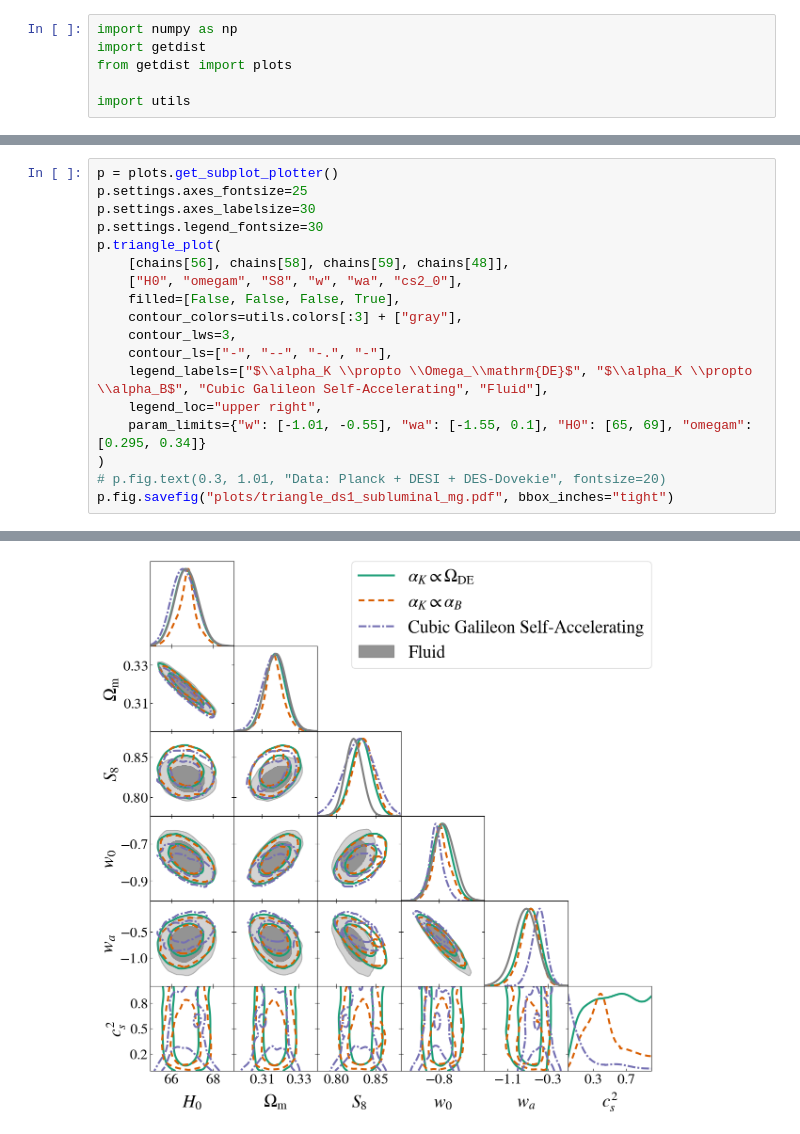
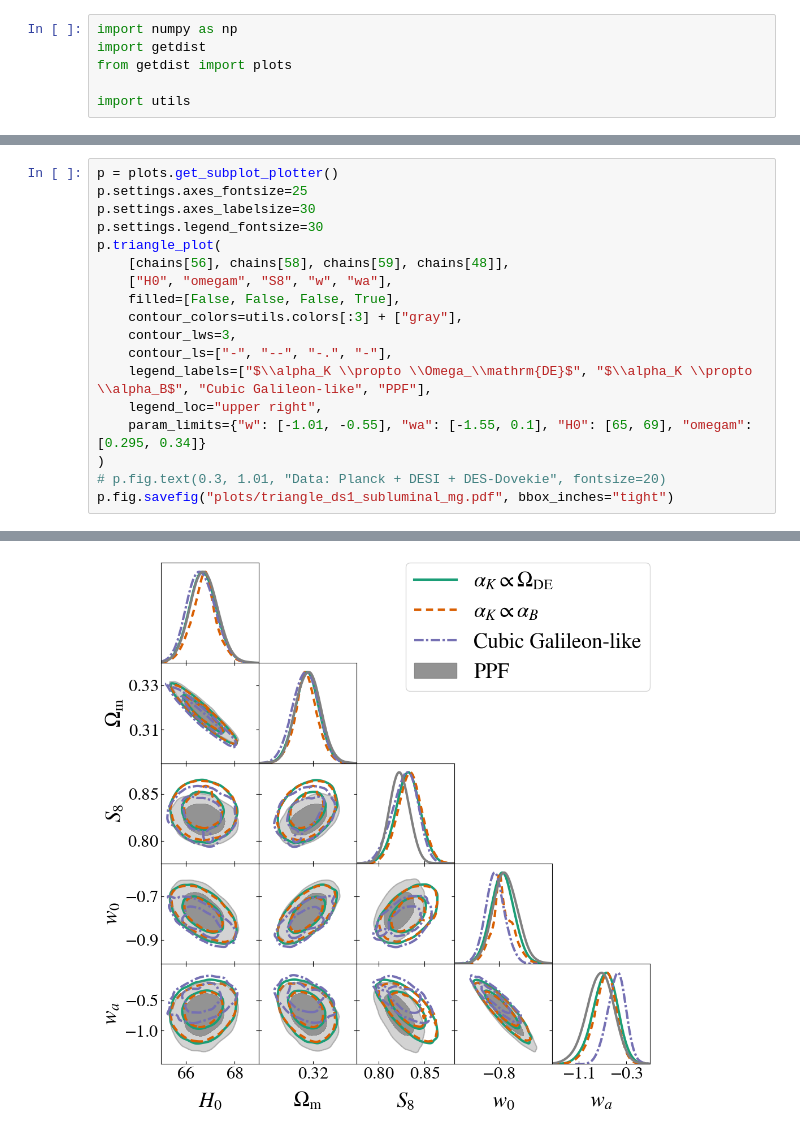
Before and after one commit to joaoreboucas1/cs2-project, a Jupyter notebook: data_analysis/triangle_ds1_subluminal.ipynb, the cells around one changed output, grey strips where cells are left out. Saved outputs shown, nothing was run; the diff lists cells and outputs as text.

```diff
--- a/data_analysis/triangle_ds1_subluminal.ipynb
+++ b/data_analysis/triangle_ds1_subluminal.ipynb
@@ -24,12 +18,12 @@ p.settings.axes_labelsize=30
 p.settings.legend_fontsize=30
 p.triangle_plot(
     [chains[56], chains[58], chains[59], chains[48]],
-    ["H0", "omegam", "S8", "w", "wa", "cs2_0"],
+    ["H0", "omegam", "S8", "w", "wa"],
     filled=[False, False, False, True],
     contour_colors=utils.colors[:3] + ["gray"],
     contour_lws=3,
     contour_ls=["-", "--", "-.", "-"],
-    legend_labels=["$\\alpha_K \\propto \\Omega_\\mathrm{DE}$", "$\\alpha_K \\propto \\alpha_B$", "Cubic Galileon Self-Accelerating", "Fluid"],
+    legend_labels=["$\\alpha_K \\propto \\Omega_\\mathrm{DE}$", "$\\alpha_K \\propto \\alpha_B$", "Cubic Galileon-like", "PPF"],
     legend_loc="upper right",
     param_limits={"w": [-1.01, -0.55], "wa": [-1.55, 0.1], "H0": [65, 69], "omegam": [0.295, 0.34]}
 )
@@ -43,4 +36,4 @@ WARNING:root:auto bandwidth for cs2_0 very small or failed (h=0.0003676160409451
-[figure, old version]
+[figure, new version]
 # %%
 p = plots.get_subplot_plotter()
 p.settings.axes_fontsize=25
```
Also changed, not shown: parts of 5 cells of this notebook, 23 other files.
